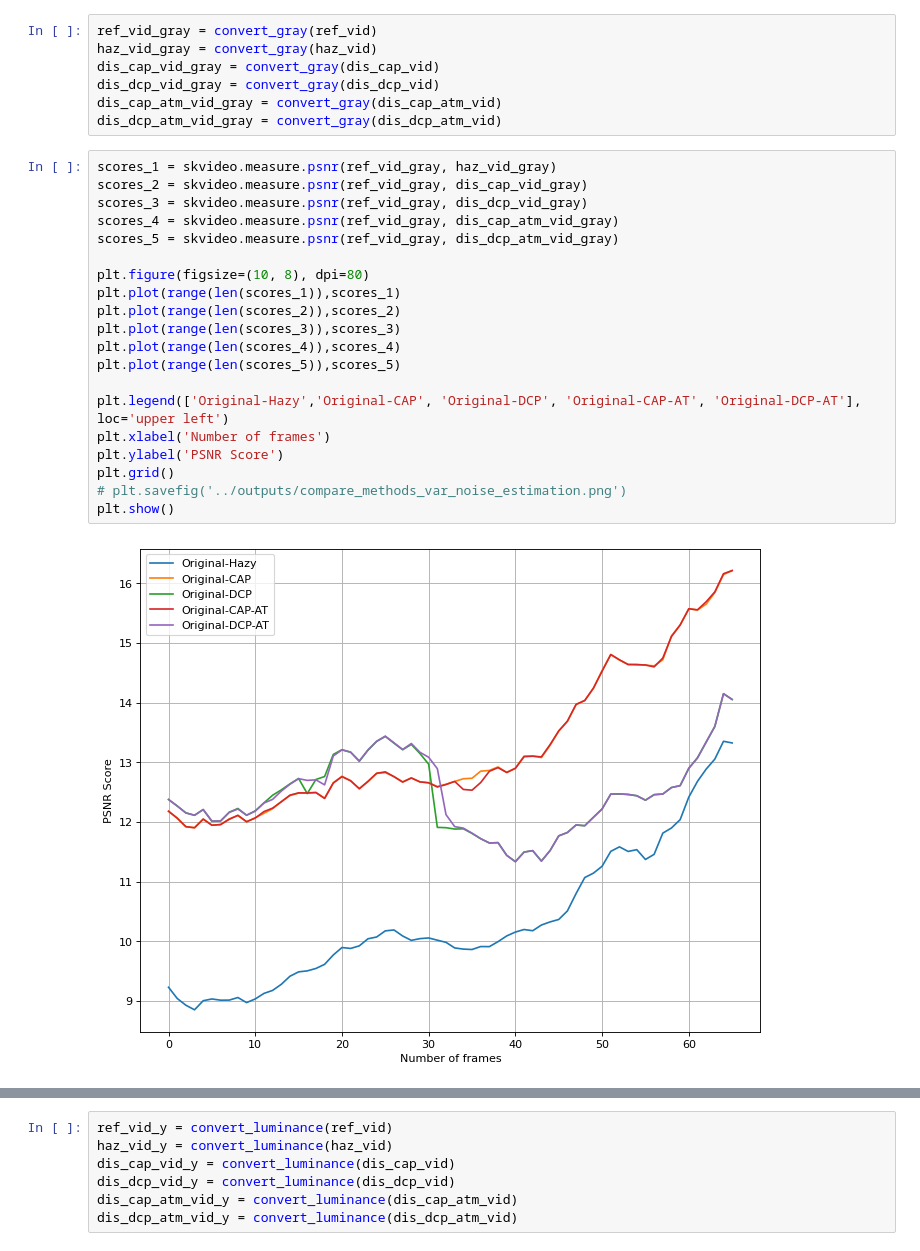
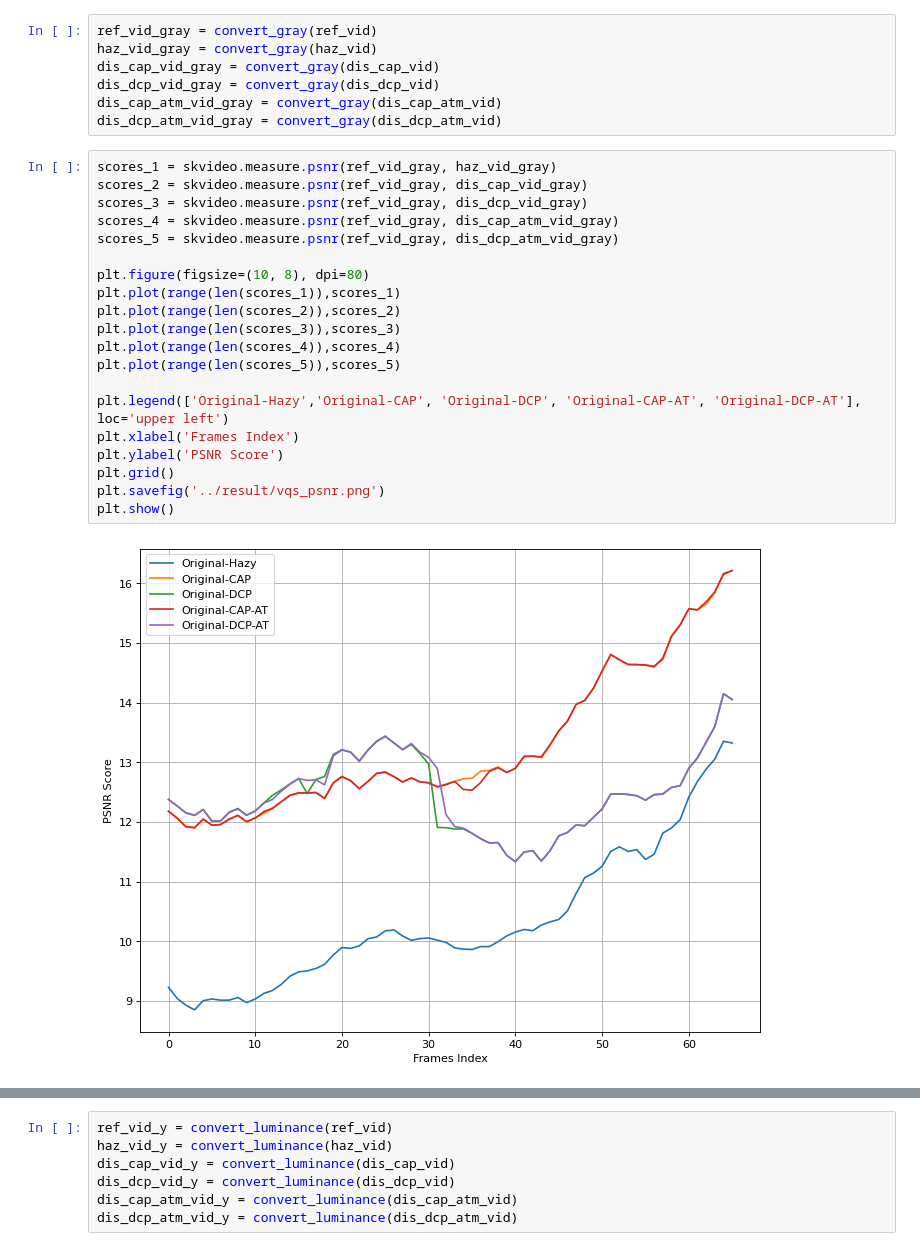
Before and after one commit to taindp98/trait_video, a Jupyter notebook: code/process_synth_video.ipynb, the cells around one changed output, grey strips where cells are left out. Cells and saved outputs as stored; diff of their text form.

```diff
--- a/code/process_synth_video.ipynb
+++ b/code/process_synth_video.ipynb
@@ -88,25 +85,25 @@ dis_dcp_atm_vid_gray = convert_gray(dis_dcp_atm_vid)
 # %%
 scores_1 = skvideo.measure.psnr(ref_vid_gray, haz_vid_gray)
 scores_2 = skvideo.measure.psnr(ref_vid_gray, dis_cap_vid_gray)
 scores_3 = skvideo.measure.psnr(ref_vid_gray, dis_dcp_vid_gray)
 scores_4 = skvideo.measure.psnr(ref_vid_gray, dis_cap_atm_vid_gray)
 scores_5 = skvideo.measure.psnr(ref_vid_gray, dis_dcp_atm_vid_gray)
 
 plt.figure(figsize=(10, 8), dpi=80)
 plt.plot(range(len(scores_1)),scores_1)
 plt.plot(range(len(scores_2)),scores_2)
 plt.plot(range(len(scores_3)),scores_3)
 plt.plot(range(len(scores_4)),scores_4)
 plt.plot(range(len(scores_5)),scores_5)
 
 plt.legend(['Original-Hazy','Original-CAP', 'Original-DCP', 'Original-CAP-AT', 'Original-DCP-AT'], loc='upper left')
-plt.xlabel('Number of frames')
+plt.xlabel('Frames Index')
 plt.ylabel('PSNR Score')
 plt.grid()
-# plt.savefig('../outputs/compare_methods_var_noise_estimation.png')
+plt.savefig('../result/vqs_psnr.png')
 plt.show()
 # %% [output]
-[figure, old version]
+[figure, new version]
 # %%
 scores_1 = skvideo.measure.mse(ref_vid_gray, haz_vid_gray)
 scores_2 = skvideo.measure.mse(ref_vid_gray, dis_cap_vid_gray)
```
Also changed, not shown: parts of 8 cells of this notebook, 5 other files.
